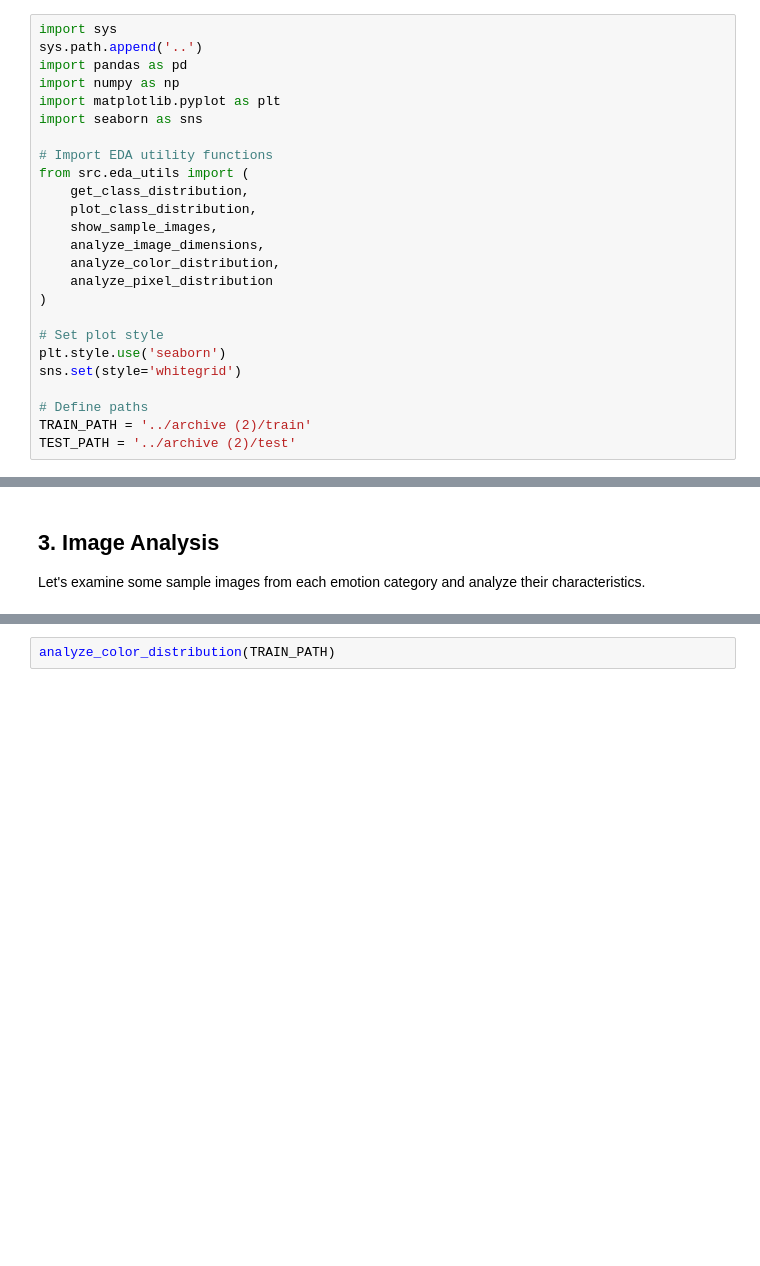
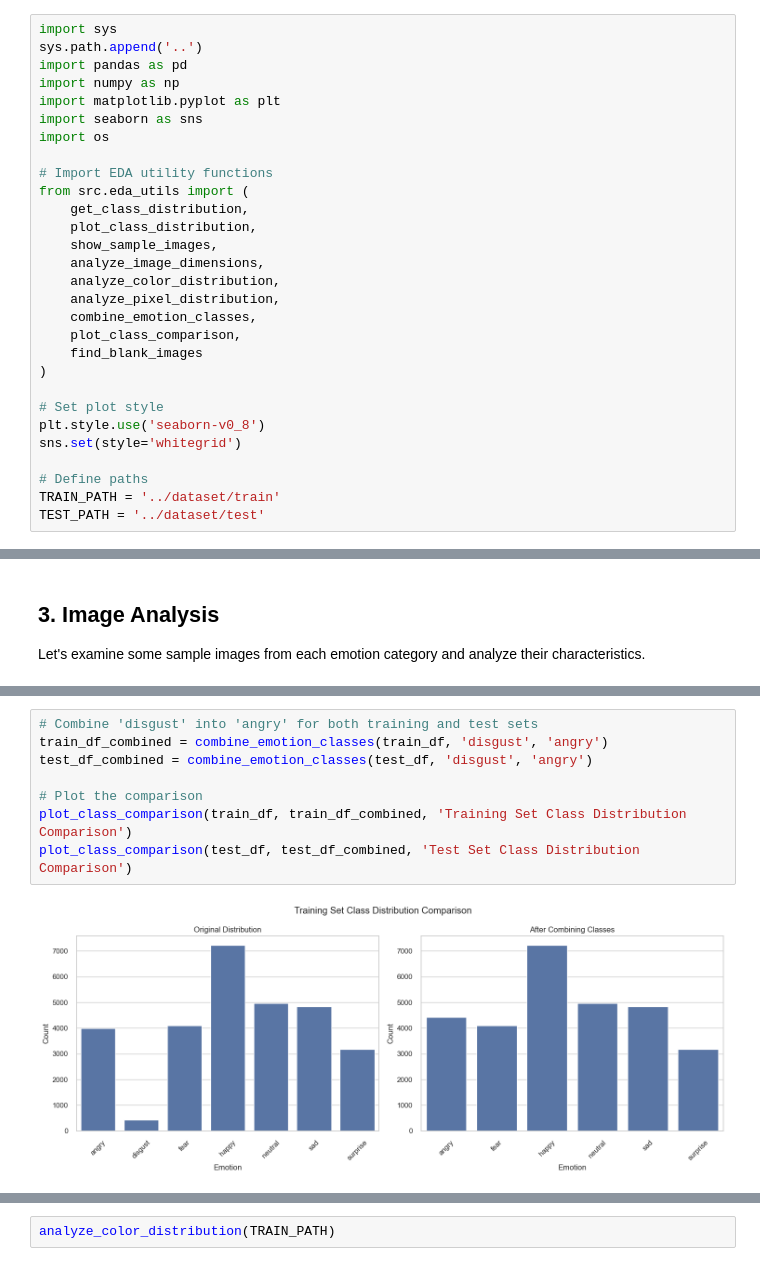
Before and after one commit to margavera/Facial-Expressions-Image-Classification, a Jupyter notebook: notebooks/EDA_Facial_Expressions.ipynb, the cells around one changed output, grey strips where cells are left out. Cells and saved outputs as stored; diff of their text form; blank space fills up the shorter version.

Commit message:
combine classes and identify corrupted images

```diff
--- a/notebooks/EDA_Facial_Expressions.ipynb
+++ b/notebooks/EDA_Facial_Expressions.ipynb
@@ -9,6 +9,7 @@ import pandas as pd
 import numpy as np
 import matplotlib.pyplot as plt
 import seaborn as sns
+import os
 
 # Import EDA utility functions
 from src.eda_utils import (
@@ -17,16 +18,19 @@ from src.eda_utils import (
     show_sample_images,
     analyze_image_dimensions,
     analyze_color_distribution,
-    analyze_pixel_distribution
+    analyze_pixel_distribution,
+    combine_emotion_classes,
+    plot_class_comparison,
+    find_blank_images
 )
 
 # Set plot style
-plt.style.use('seaborn')
+plt.style.use('seaborn-v0_8')
 sns.set(style='whitegrid')
 
 # Define paths
-TRAIN_PATH = '../archive (2)/train'
-TEST_PATH = '../archive (2)/test'
+TRAIN_PATH = '../dataset/train'
+TEST_PATH = '../dataset/test'
 # %% [markdown]
 ## 1. Dataset Overview
 
@@ -59,0 +106,10 @@ show_sample_images(TRAIN_PATH)
+# %%
+# Combine 'disgust' into 'angry' for both training and test sets
+train_df_combined = combine_emotion_classes(train_df, 'disgust', 'angry')
+test_df_combined = combine_emotion_classes(test_df, 'disgust', 'angry')
+
+# Plot the comparison
+plot_class_comparison(train_df, train_df_combined, 'Training Set Class Distribution Comparison')
+plot_class_comparison(test_df, test_df_combined, 'Test Set Class Distribution Comparison')
+# %% [output]
+[figure, added]
```
Also changed, not shown: parts of 17 cells of this notebook, 1 other file.
